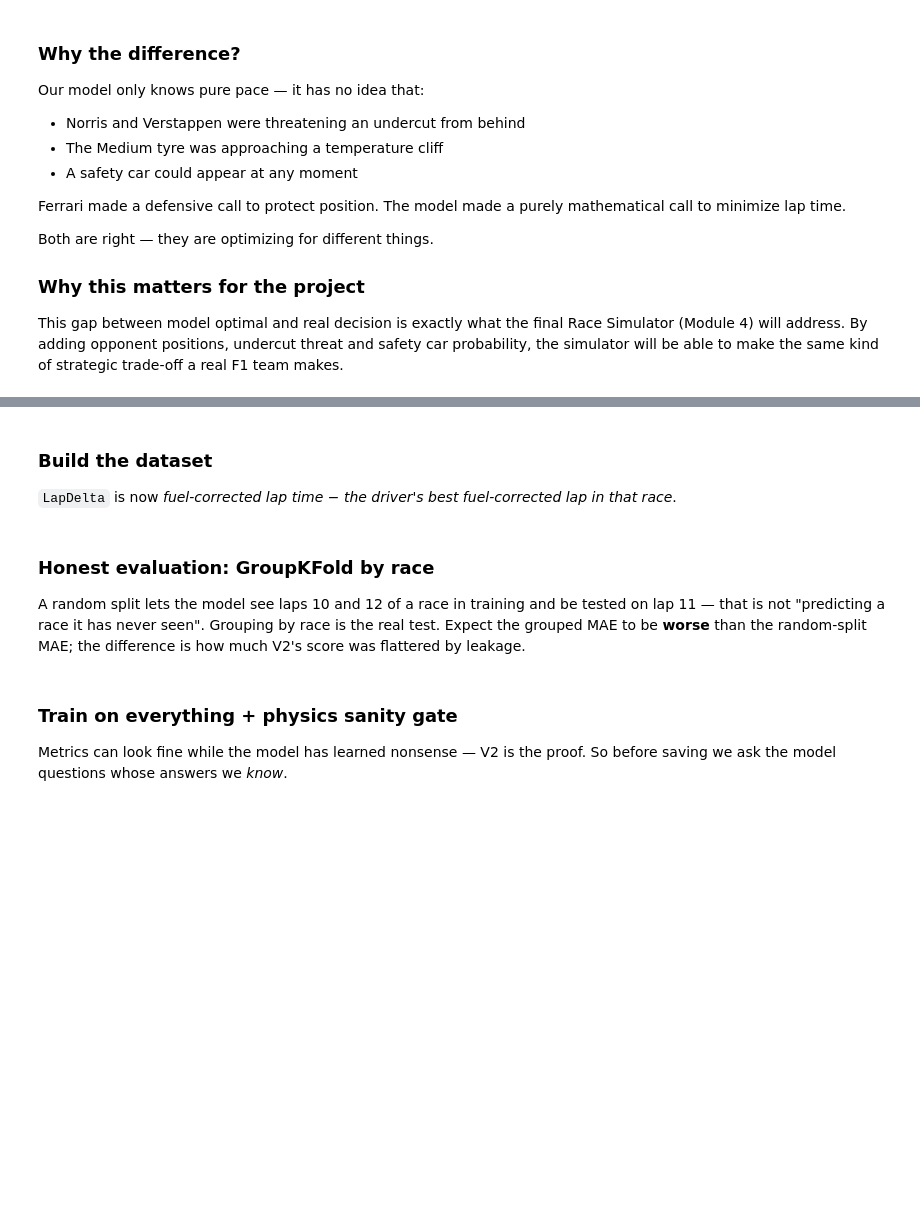
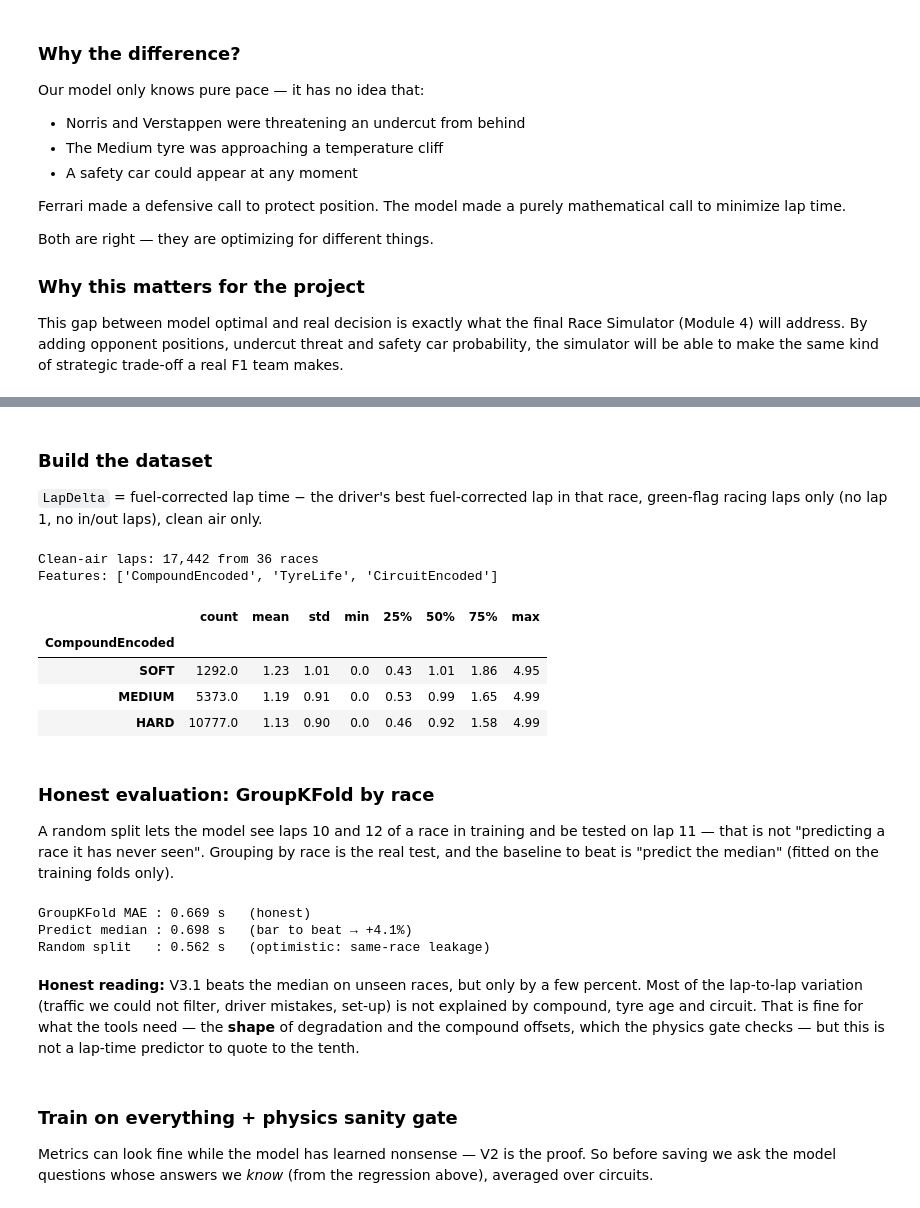
Before and after one commit to pdf1802/f1-data-science, a Jupyter notebook: notebooks/lap_time_model.ipynb, the cells around one changed output, grey strips where cells are left out. Drawn from its saved outputs; the diff is of its cells as text; code cells hidden in the pictures; blank space fills up the shorter version.

```diff
--- a/notebooks/lap_time_model.ipynb
+++ b/notebooks/lap_time_model.ipynb
@@ -1034,25 +1082,42 @@ print(f"{len(laps):,} laps · failed: {failed}")
 # %% [markdown]
 ### Build the dataset
-`LapDelta` is now *fuel-corrected lap time − the driver's best fuel-corrected lap in that race*.
+`LapDelta` = fuel-corrected lap time − the driver's best fuel-corrected lap in that race,
+green-flag racing laps only (no lap 1, no in/out laps), clean air only.
 # %%
-lap_df, enc = training.build_lap_dataset(laps)
-print(f"Clean laps: {len(lap_df):,} from {lap_df['Group'].nunique()} races")
+lap_df, enc = training.build_lap_dataset(laps, circuits=circuits)
+print(f"Clean-air laps: {len(lap_df):,} from {lap_df['Group'].nunique()} races")
 print("Features:", training.LAP_MODEL_FEATURES)
-lap_df.groupby('Race')['LapDelta'].describe().round(2)
+lap_df.groupby('CompoundEncoded')['LapDelta'].describe().round(2).rename(index=shared.COMPOUND_NAMES)
+# %% [output]
+Clean-air laps: 17,442 from 36 races
+Features: ['CompoundEncoded', 'TyreLife', 'CircuitEncoded']
+|  | count | mean | std | min | 25% | 50% | 75% | max |
+| CompoundEncoded |  |  |  |  |  |  |  |  |
+| SOFT | 1292.0 | 1.23 | 1.01 | 0.0 | 0.43 | 1.01 | 1.86 | 4.95 |
+| MEDIUM | 5373.0 | 1.19 | 0.91 | 0.0 | 0.53 | 0.99 | 1.65 | 4.99 |
+| HARD | 10777.0 | 1.13 | 0.90 | 0.0 | 0.46 | 0.92 | 1.58 | 4.99 |
 # %% [markdown]
 ### Honest evaluation: GroupKFold by race
 A random split lets the model see laps 10 and 12 of a race in training and be tested on lap 11 — that is
-not "predicting a race it has never seen". Grouping by race is the real test. Expect the grouped MAE to be
-**worse** than the random-split MAE; the difference is how much V2's score was flattered by leakage.
+not "predicting a race it has never seen". Grouping by race is the real test, and the baseline to beat is
+"predict the median" (fitted on the training folds only).
 # %%
 ev = training.evaluate_lap_model(lap_df, n_splits=5)
 print(f"GroupKFold MAE : {ev['grouped_MAE']:.3f} s   (honest)")
-print(f"Random split   : {ev['random_split_MAE']:.3f} s   (optimistic)")
-print(f"Predict median : {ev['predict_median_MAE']:.3f} s   (bar to beat)")
-ev['folds']
+print(f"Predict median : {ev['predict_median_MAE']:.3f} s   (bar to beat → {1 - ev['grouped_MAE'] / ev['predict_median_MAE']:+.1%})")
+print(f"Random split   : {ev['random_split_MAE']:.3f} s   (optimistic: same-race leakage)")
+# %% [output]
+GroupKFold MAE : 0.669 s   (honest)
+Predict median : 0.698 s   (bar to beat → +4.1%)
+Random split   : 0.562 s   (optimistic: same-race leakage)
+# %% [markdown]
+**Honest reading:** V3.1 beats the median on unseen races, but only by a few percent. Most of the
+lap-to-lap variation (traffic we could not filter, driver mistakes, set-up) is not explained by compound,
+tyre age and circuit. That is fine for what the tools need — the **shape** of degradation and the compound
+offsets, which the physics gate checks — but this is not a lap-time predictor to quote to the tenth.
 # %% [markdown]
 ### Train on everything + physics sanity gate
 Metrics can look fine while the model has learned nonsense — V2 is the proof. So before saving we ask the
-model questions whose answers we *know*.
+model questions whose answers we *know* (from the regression above), averaged over circuits.
 # %%
 model = training.make_lap_model().fit(lap_df[training.LAP_MODEL_FEATURES], lap_df['LapDelta'])
```
Also changed, not shown: parts of 9 cells of this notebook, 9 other files.
